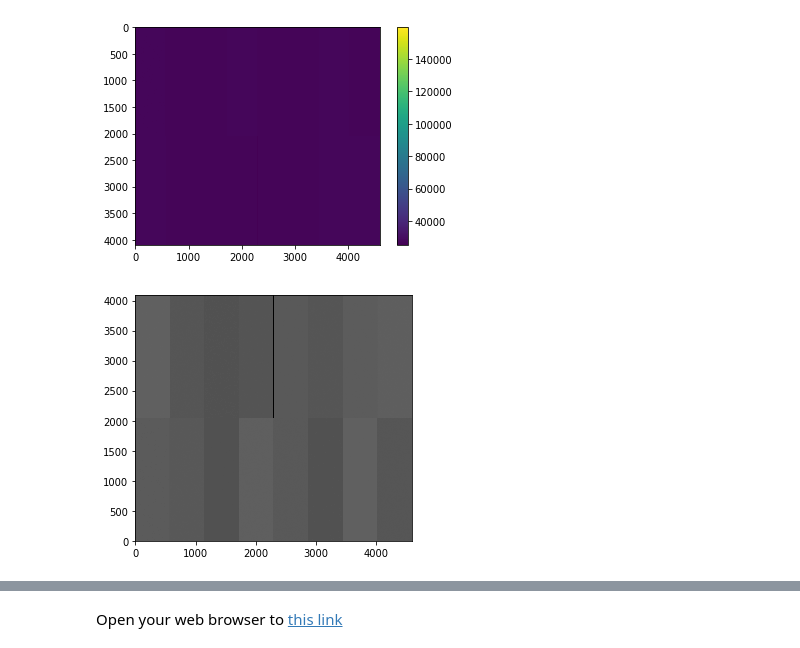
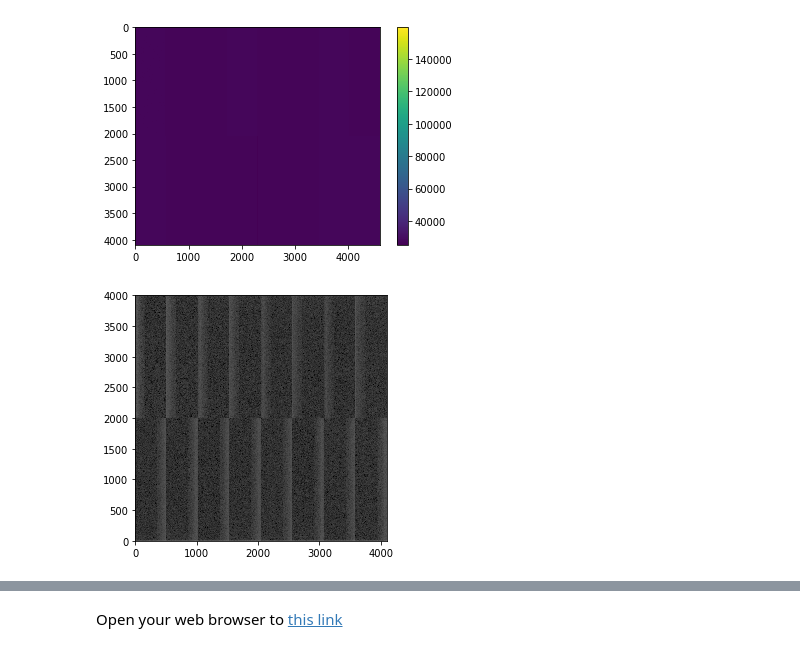
Before and after one commit to lsst/bootcamp-work, a Jupyter notebook: isr_exploration/noise_distributions.ipynb, the cells around one changed output, grey strips where cells are left out. Drawn from its saved outputs; the diff is of its cells as text; code cells hidden in the pictures.

```diff
--- a/isr_exploration/noise_distributions.ipynb
+++ b/isr_exploration/noise_distributions.ipynb
@@ -175,14 +175,14 @@ plt.colorbar()
 # %%
 #afw_display = afwDisplay.getDisplay(frame=1,
 #                                    name=my_channel)
 #afw_display.mtv(result.exposure)
 
 afwDisplay.setDefaultBackend('matplotlib')
 my_display = afwDisplay.Display()
 my_display.scale("asinh", "zscale")
-my_display.mtv(raw.getMaskedImage()) # Plot the raw image
+#my_display.mtv(raw.getMaskedImage()) # Plot the raw image
 #my_display.mtv(result_assemble.exposure) # Plot the CCD assembled, overscan subtracted image
 #my_display.mtv(result_bias.exposure) # Plot the master bias corrected image
-#my_display.mtv(bias.getMaskedImage()) # Plot the master bias
+my_display.mtv(bias.getMaskedImage()) # Plot the master bias
 # %% [output]
-[figure, old version]
+[figure, new version]
```
Also changed, not shown: parts of 14 cells of this notebook.
